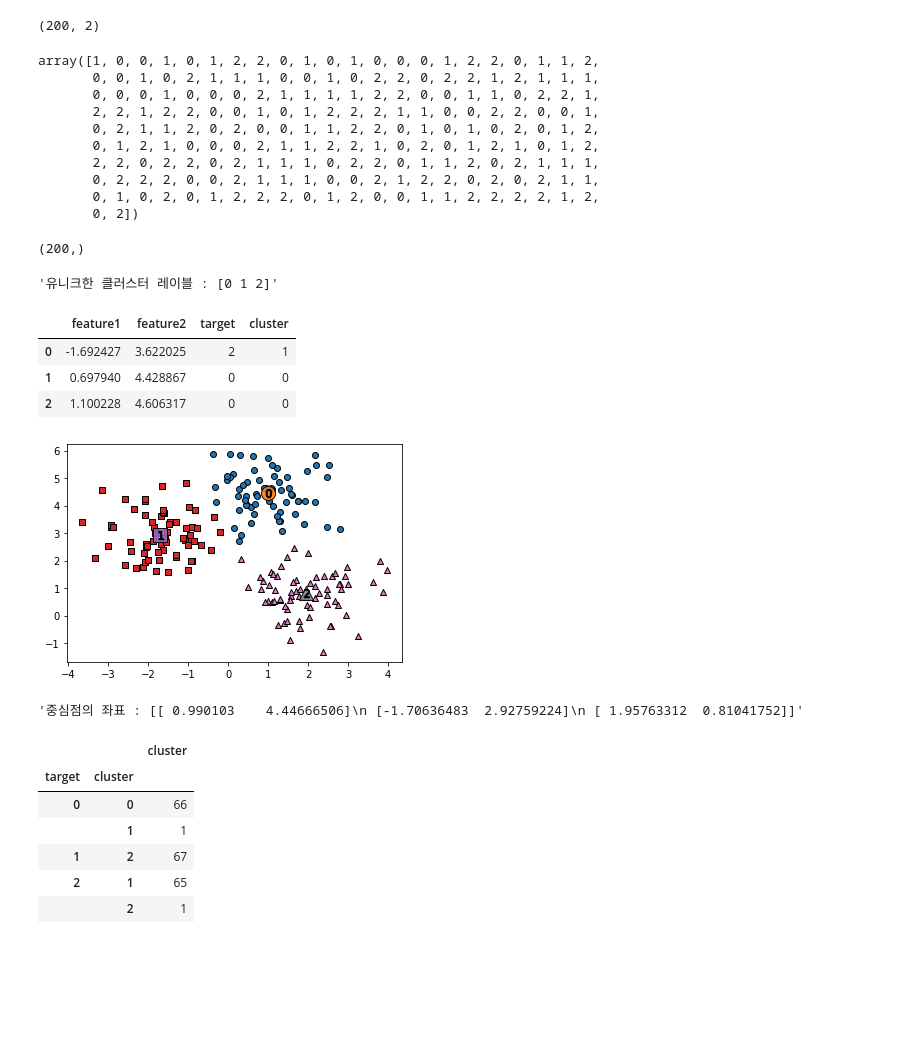
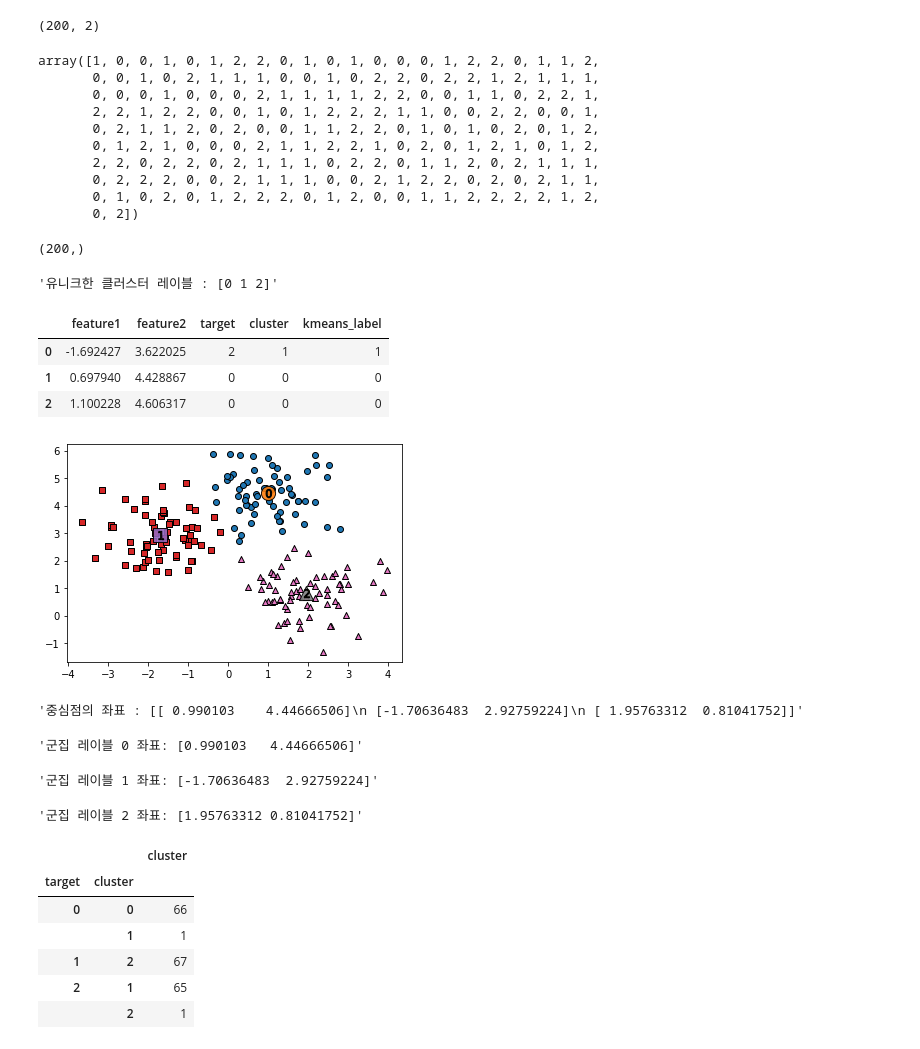
Before and after one commit to SANGSEOSEO/philosophy_datascience, a Jupyter notebook: 01.ML/03.Scikit-Learn/Clustering/KMeans.ipynb, the cells around one changed output. Drawn from its saved outputs; the diff is of its cells as text; code cells hidden in the pictures; blank space fills up the shorter version.

```diff
--- a/01.ML/03.Scikit-Learn/Clustering/KMeans.ipynb
+++ b/01.ML/03.Scikit-Learn/Clustering/KMeans.ipynb
@@ -203,44 +207,50 @@ kmeans = KMeans(n_clusters=3, init="k-means++", max_iter=200, random_state=0)
 cluster_label = kmeans.fit_predict(X)  #클러스터링 수행, fit()과 동일함
 display(cluster_label, cluster_label.shape)
 
-clusterDF['cluster'] = cluster_label # 군집 레이블
+clusterDF['kmeans_label'] = cluster_label # 군집 레이블
 
 centroid = kmeans.cluster_centers_ #중심위치
 unique_labels = np.unique(cluster_label)
 markers = ['o', 's', '^', 'P', 'D', 'H', 'x']
 
 display(f"유니크한 클러스터 레이블 : {unique_labels}")
 display(clusterDF.head(3))
 for label in unique_labels:
     label_cluster = clusterDF[clusterDF["cluster"]==label]
     center_X_Y = centroid[label]  # 중심점 무리에서 해당 레이블에 해당하는 중심점 찾기
     plt.scatter(x=label_cluster["feature1"], y=label_cluster["feature2"], edgecolor="k", marker=markers[label])
 
     plt.scatter(x = center_X_Y[0], y= center_X_Y[1], edgecolor='k', s=200, alpha=0.9, marker=markers[label])
     plt.scatter(x = center_X_Y[0], y= center_X_Y[1], s=70, edgecolor='k', marker='$%d$' % label) # 레이블을 숫자로 표기
 plt.show()
 # %% [output]
 array([1, 0, 0, 1, 0, 1, 2, 2, 0, 1, 0, 1, 0, 0, 0, 1, 2, 2, 0, 1, 1, 2,
        0, 0, 1, 0, 2, 1, 1, 1, 0, 0, 1, 0, 2, 2, 0, 2, 2, 1, 2, 1, 1, 1,
        0, 0, 0, 1, 0, 0, 0, 2, 1, 1, 1, 1, 2, 2, 0, 0, 1, 1, 0, 2, 2, 1,
        2, 2, 1, 2, 2, 0, 0, 1, 0, 1, 2, 2, 2, 1, 1, 0, 0, 2, 2, 0, 0, 1,
        0, 2, 1, 1, 2, 0, 2, 0, 0, 1, 1, 2, 2, 0, 1, 0, 1, 0, 2, 0, 1, 2,
        0, 1, 2, 1, 0, 0, 0, 2, 1, 1, 2, 2, 1, 0, 2, 0, 1, 2, 1, 0, 1, 2,
        2, 2, 0, 2, 2, 0, 2, 1, 1, 1, 0, 2, 2, 0, 1, 1, 2, 0, 2, 1, 1, 1,
        0, 2, 2, 2, 0, 0, 2, 1, 1, 1, 0, 0, 2, 1, 2, 2, 0, 2, 0, 2, 1, 1,
        0, 1, 0, 2, 0, 1, 2, 2, 2, 0, 1, 2, 0, 0, 1, 1, 2, 2, 2, 2, 1, 2,
        0, 2])
 (200,)
 '유니크한 클러스터 레이블 : [0 1 2]'
-|  | feature1 | feature2 | target | cluster |
-| 0 | -1.692427 | 3.622025 | 2 | 1 |
-| 1 | 0.697940 | 4.428867 | 0 | 0 |
-| 2 | 1.100228 | 4.606317 | 0 | 0 |
+|  | feature1 | feature2 | target | cluster | kmeans_label |
+| 0 | -1.692427 | 3.622025 | 2 | 1 | 1 |
+| 1 | 0.697940 | 4.428867 | 0 | 0 | 0 |
+| 2 | 1.100228 | 4.606317 | 0 | 0 | 0 |
 [figure]
-# %%
-display(f"중심점의 좌표 : {kmeans.cluster_centers_}")  # 위의 중심점의 위치를 표시한 것.
-# %% [output]
-'중심점의 좌표 : [[ 0.990103    4.44666506]\n [-1.70636483  2.92759224]\n [ 1.95763312  0.81041752]]'
+# %%
+display(f"중심점의 좌표 : {kmeans.cluster_centers_}")  # 위의 중심점의 위치를 표시한 것.
+display(f"군집 레이블 0 좌표: {kmeans.cluster_centers_[0]}")
+display(f"군집 레이블 1 좌표: {kmeans.cluster_centers_[1]}")
+display(f"군집 레이블 2 좌표: {kmeans.cluster_centers_[2]}")
+# %% [output]
+'중심점의 좌표 : [[ 0.990103    4.44666506]\n [-1.70636483  2.92759224]\n [ 1.95763312  0.81041752]]'
+'군집 레이블 0 좌표: [0.990103   4.44666506]'
+'군집 레이블 1 좌표: [-1.70636483  2.92759224]'
+'군집 레이블 2 좌표: [1.95763312 0.81041752]'
 # %%
 display(pd.DataFrame(clusterDF.groupby('target')['cluster'].value_counts()))
 # %% [output]
```
Also changed, not shown: parts of 7 cells of this notebook, 1 other file.
